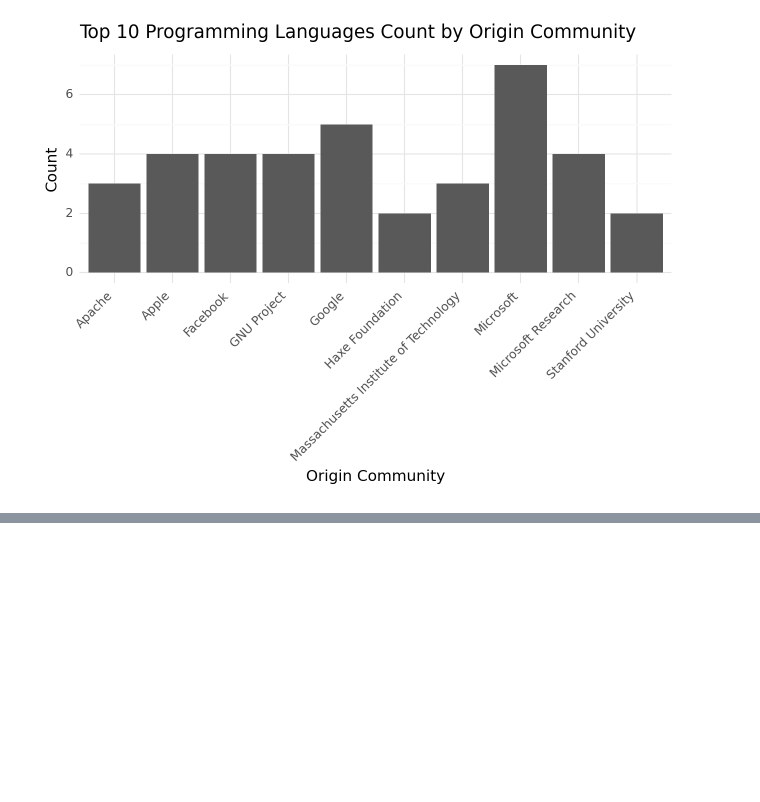
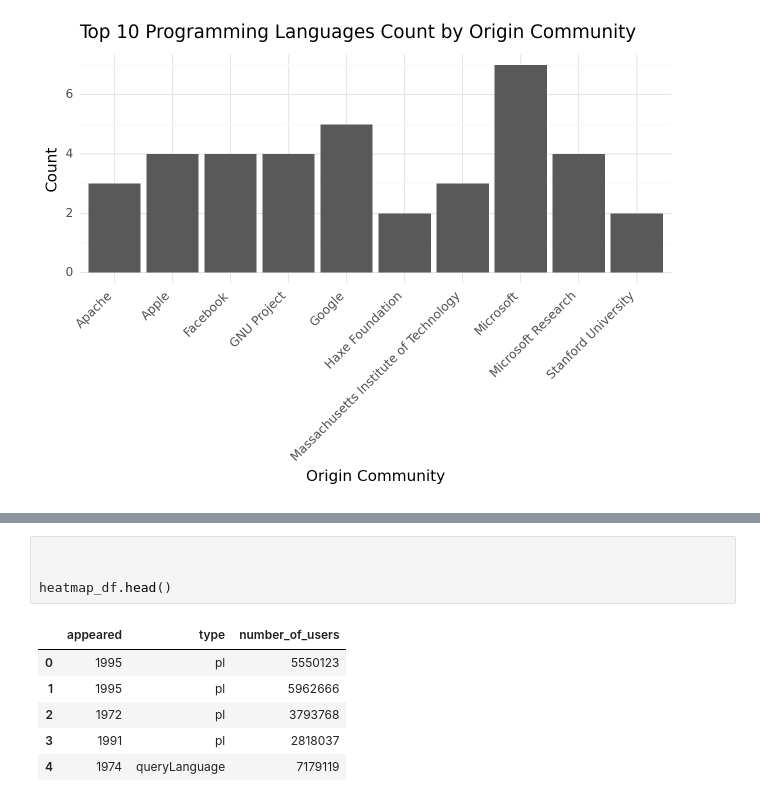
Before and after one commit to madhumsc/TidyTuesday, a Jupyter notebook: 7.ipynb, the cells around one changed output, grey strips where cells are left out. Cells and saved outputs as stored; diff of their text form; blank space fills up the shorter version.

```diff
--- a/7.ipynb
+++ b/7.ipynb
@@ -286,0 +318,11 @@ print(plot)
+# %%
+
+
+heatmap_df.head()
+# %% [output]
+|  | appeared | type | number_of_users |
+| 0 | 1995 | pl | 5550123 |
+| 1 | 1995 | pl | 5962666 |
+| 2 | 1972 | pl | 3793768 |
+| 3 | 1991 | pl | 2818037 |
+| 4 | 1974 | queryLanguage | 7179119 |
```
Also changed, not shown: parts of 2 cells of this notebook.
